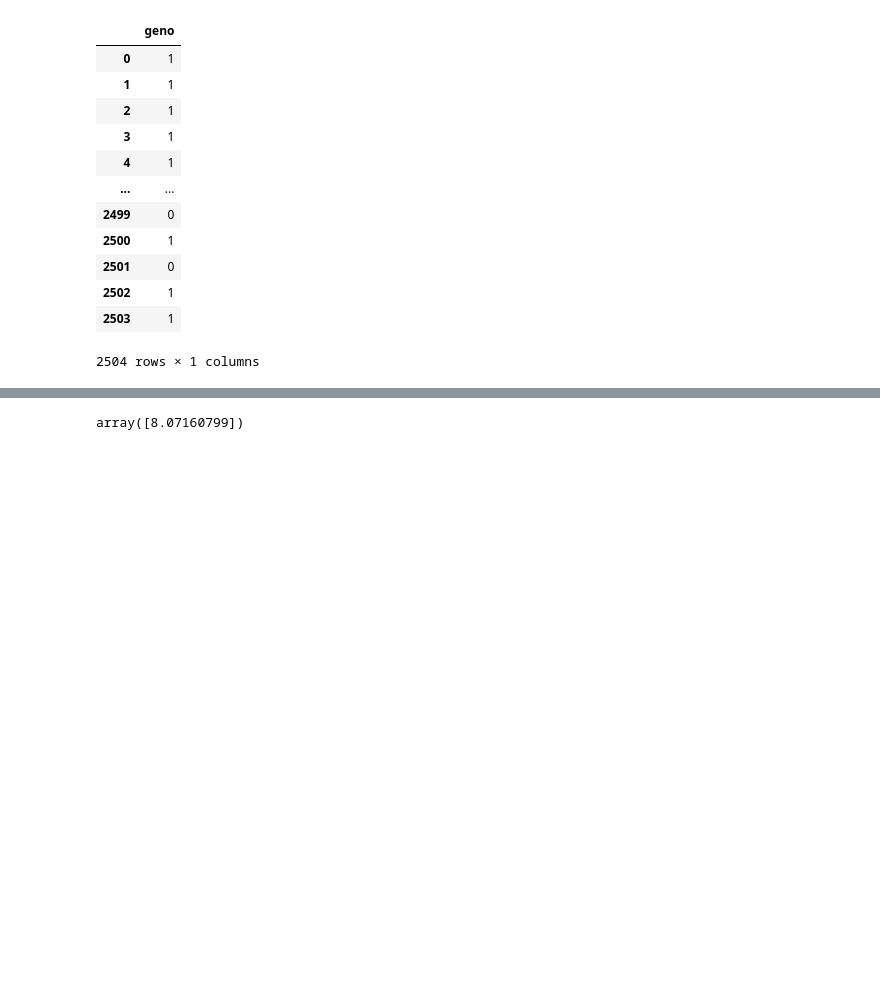
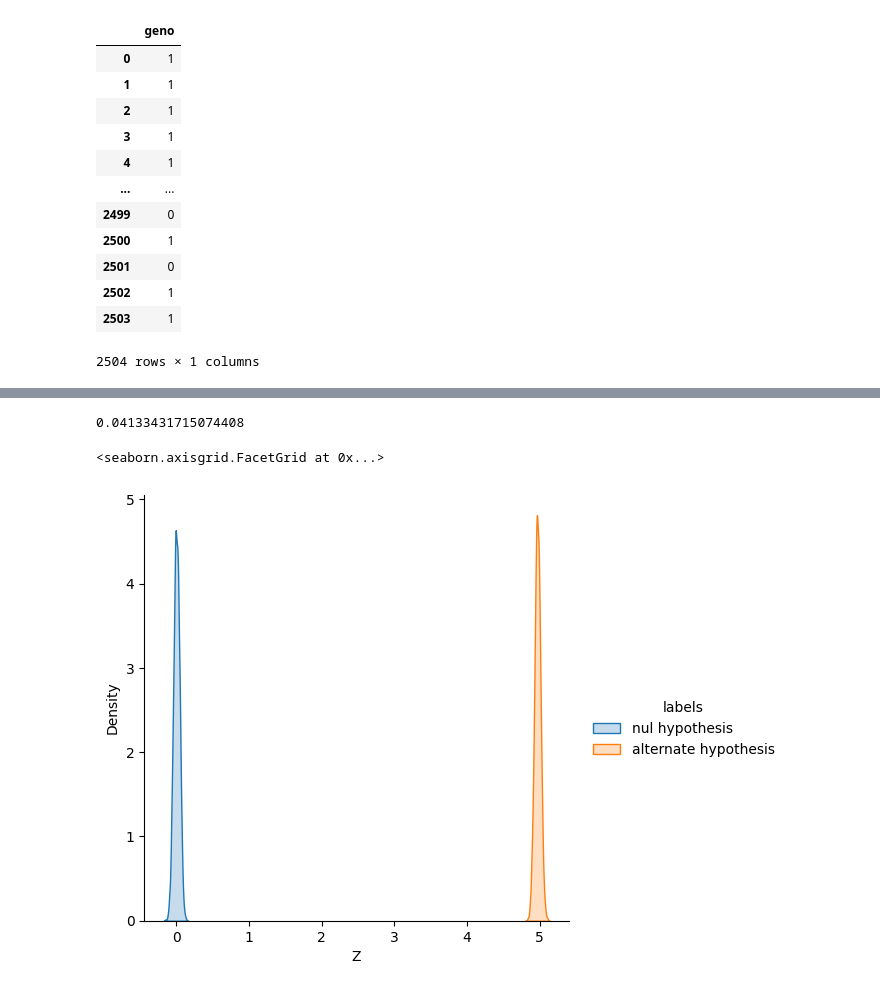
Before and after one commit to mat2m10/powercontrol, a Jupyter notebook: power.ipynb, the cells around one changed output, grey strips where cells are left out. Saved outputs shown, nothing was run; the diff lists cells and outputs as text; code cells hidden in the pictures; blank space fills up the shorter version.

```diff
--- a/power.ipynb
+++ b/power.ipynb
@@ -191,10 +281,0 @@ sigma_maj = 8
-# %%
-pheno = []
-for var in list(geno[geno.columns[i]]):
-    if var == 1:
-        pheno.append(np.random.normal(mean_maj, sigma_maj, 1)[0])
-    elif var == 0:
-        pheno.append(np.random.normal(mean_het, sigma_het, 1)[0])
-    else:
-        pheno.append(np.random.normal(mean_min, sigma_min, 1)[0])
-df_pheno = pd.DataFrame(data = {"geno": list(geno[geno.columns[i]]), "pheno": pheno})
@@ -224,16 +302,36 @@ y = df_pheno[['pheno']]
 reg = LinearRegression().fit(X, y)
 # %%
+N = len(X)
+p = len(X.columns) + 1
+
+X_with_intercept = np.empty(shape=(N, p), dtype=float)
+X_with_intercept[:, 0] = 1
+X_with_intercept[:, 1:p] = X.values
+
 params = np.append(reg.intercept_,reg.coef_)
 predictions = reg.predict(X)
 new_y = (y-predictions)**2
 newX = pd.DataFrame({"Constant":np.ones(len(X))}).join(pd.DataFrame(list(X['geno'])))
-MSE = (sum(list(new_y['pheno'])))/(len(newX)-len(newX.columns))
+MSE = (sum(list(new_y['pheno_null'])))/(len(newX)-len(newX.columns))
 
 var_b = MSE*(np.linalg.inv(np.dot(newX.T,newX)).diagonal())
 sd_b = np.sqrt(var_b)
 ts_b = params/ sd_b
+print(f"var = {var_b}")
+print(f"sd = {sd_b}")
+print(f"t_square = {ts_b}")
 
 p_values =[2*(1-stats.t.cdf(np.abs(i),(len(newX)-len(newX.columns)))) for i in ts_b]
+
+residuals = y - predictions
+residual_sum_of_squares = residuals.T @ residuals
+sigma_squared_hat = 1['pheno_null'].pheno_null / (N - p)
+var_beta_hat = np.linalg.inv(X_with_intercept.T @ X_with_intercept) * sigma_squared_hat
+SE = []
+for p_ in range(p):
+    standard_error = var_beta_hat[p_, p_] ** 0.5
+    SE.append(standard_error)
+    print(f"SE(beta_hat[{p_}]): {standard_error}")
 
 sd_b = np.round(sd_b,3)
 ts_b = np.round(ts_b,3)
@@ -275,4 +345,14 @@ Name: c, Length: 2504, dtype: float64
-# %%
-stats.tstd(df_pheno[['pheno']])
-# %% [output]
-array([8.07160799])
+# %%
+SE[1]
+# %% [output]
+0.04133431715074408
+# %%
+distribution_nul = np.random.normal(0, SE[1], 5000)
+distribution_alt = np.random.normal(estimated_effect, SE[1], 5000)
+labels = ['nul hypothesis']*len(distribution_nul) + ['alternate hypothesis'] * len(distribution_alt)
+dis = pd.DataFrame(data={"Z": list(distribution_nul)+list(distribution_alt), 'labels': labels})
+# %%
+sns.displot(dis, x="Z", hue='labels',kind="kde",fill=True)
+# %% [output]
+<seaborn.axisgrid.FacetGrid at 0x...>
+[figure, added]
```
Also changed, not shown: parts of 35 cells of this notebook.
